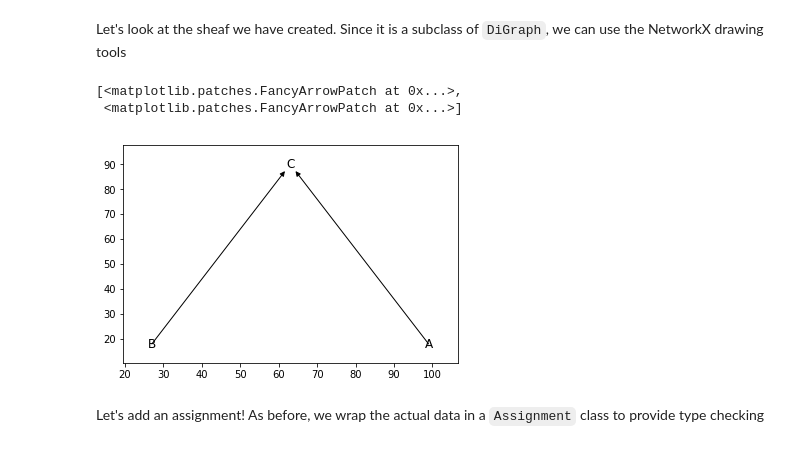
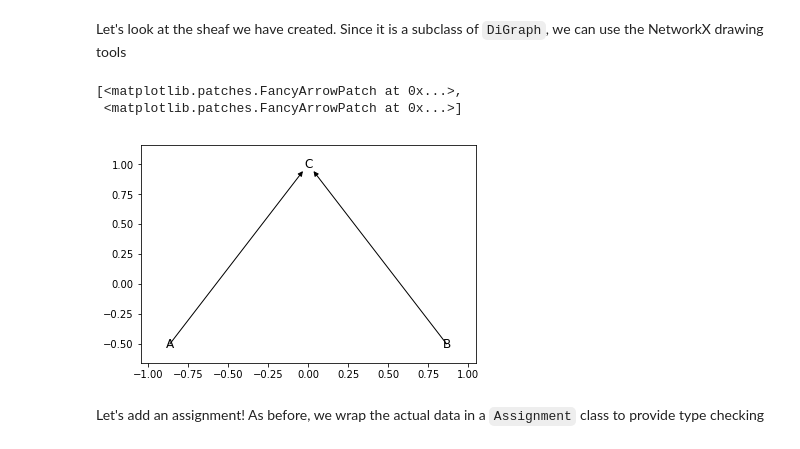
Before and after one commit to kb1dds/pysheaf, a Jupyter notebook: pysheaf/SheafBuildingExample.ipynb, the cells around one changed output. Drawn from its saved outputs; the diff is of its cells as text; code cells hidden in the pictures.

Commit message:
Removed pygraphviz dependency

```diff
--- a/pysheaf/SheafBuildingExample.ipynb
+++ b/pysheaf/SheafBuildingExample.ipynb
@@ -51,13 +51,13 @@ shf.AddCoface('B','C',ps.Coface('real','real',lambda x : x))
 # %% [markdown]
 Let's look at the sheaf we have created.  Since it is a subclass of `DiGraph`, we can use the NetworkX drawing tools
 # %%
-pos=nx.nx_agraph.pygraphviz_layout(shf,prog='dot',args='-Grankdir=BT')
+pos=nx.layout.spectral_layout(shf)
 nx.draw_networkx_labels(shf,pos)
 nx.draw_networkx_edges(shf,pos)
 # %% [output]
 [<matplotlib.patches.FancyArrowPatch at 0x...>,
  <matplotlib.patches.FancyArrowPatch at 0x...>]
-[figure, old version]
+[figure, new version]
 # %% [markdown]
 Let's add an assignment! As before, we wrap the actual data in a `Assignment` class to provide type checking
 # %%
```
Also changed, not shown: parts of 9 cells of this notebook.
